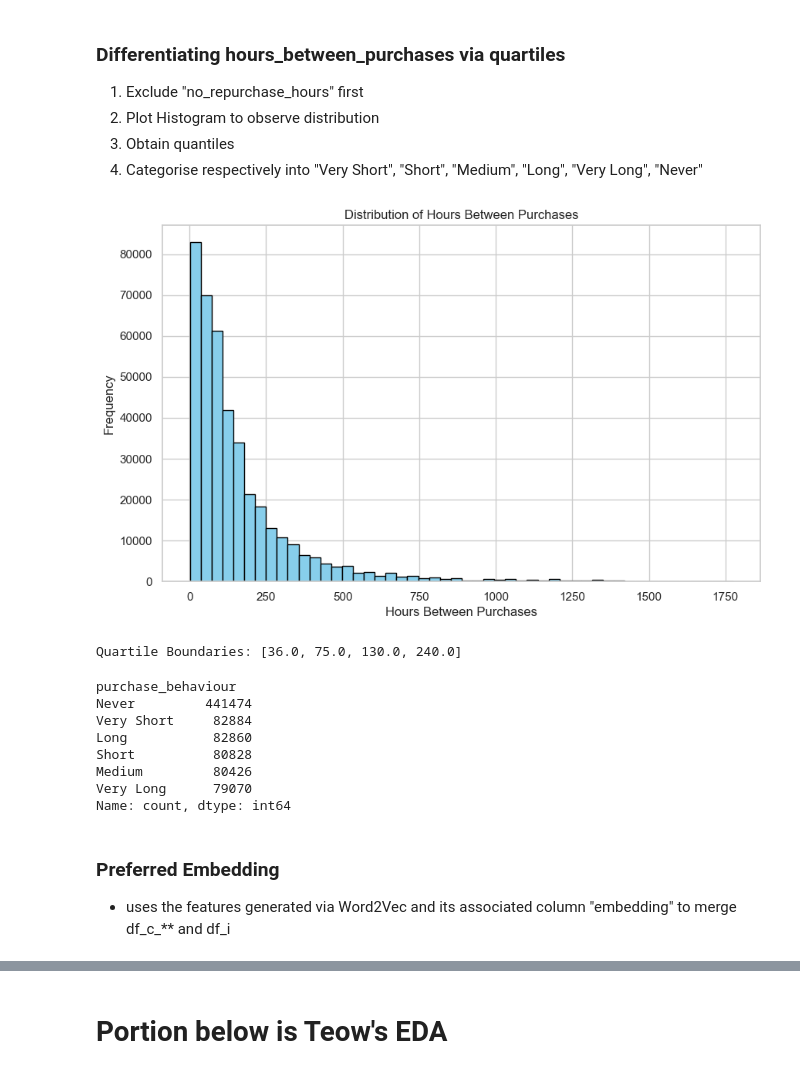
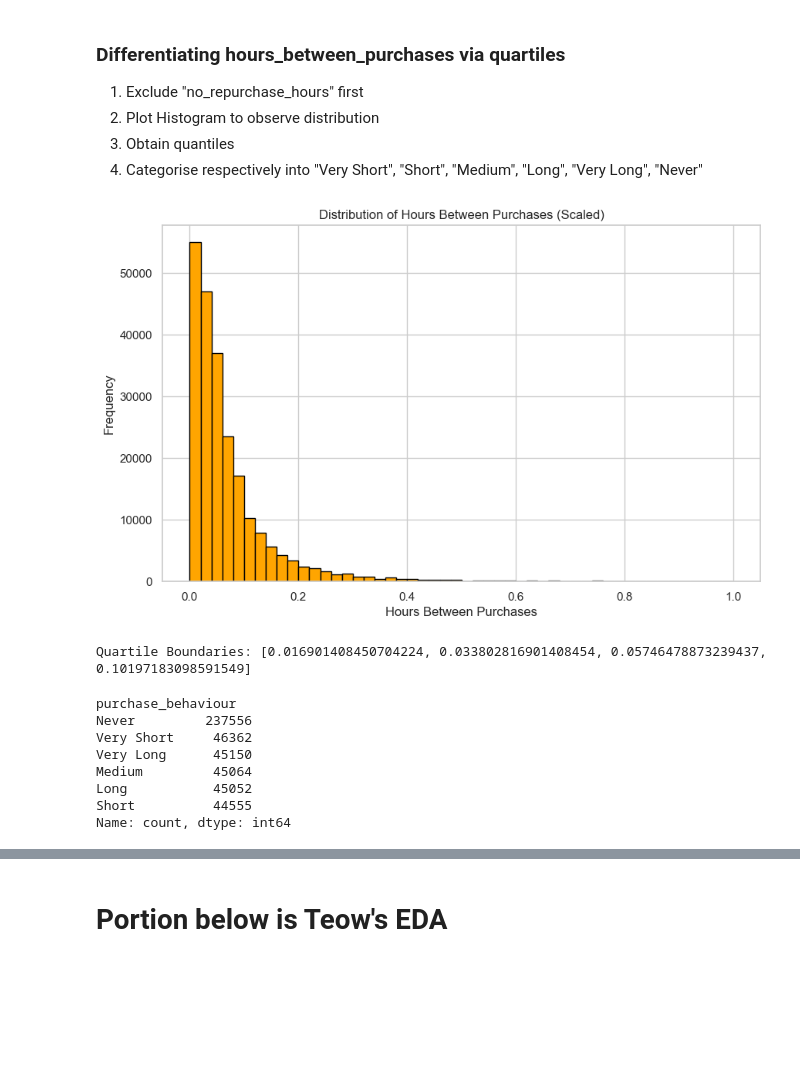
Before and after one commit to aldensiol/FashoReco, a Jupyter notebook: customer-segmentation.ipynb, the cells around one changed output, grey strips where cells are left out. Drawn from its saved outputs; the diff is of its cells as text; code cells hidden in the pictures; blank space fills up the shorter version.

```diff
--- a/customer-segmentation.ipynb
+++ b/customer-segmentation.ipynb
@@ -72,61 +80,68 @@ Name: count, Length: 384, dtype: int64
 2. Plot Histogram to observe distribution
 3. Obtain quantiles
 4. Categorise respectively into "Very Short", "Short", "Medium", "Long", "Very Long", "Never"
+# %%
+from sklearn.preprocessing import MinMaxScaler
+
+# exclude "Never", in context of not repurchasing
+df_for_scaling = df_c_train_fe[df_c_train_fe['hours_between_purchases'] != 8760.0].copy()
+
+# Min-Max Scale to preserve the shape of the dataset's distribution but does not reduce the importance of outliers.
+scaler = MinMaxScaler()
+df_for_scaling['hours_between_purchases_scaled'] = scaler.fit_transform(df_for_scaling[['hours_between_purchases']])
+
+# merge the scaled values back into the original DataFrame
+df_c_train_fe = df_c_train_fe.merge(df_for_scaling[['hours_between_purchases_scaled']], left_index=True, right_index=True, how='left')
 # %%
-# Exclude "Never"
-df_filtered = df_c_train_fe[df_c_train_fe['hours_between_purchases'] != 8760.0]
-
+# plot histogram to see distribution
 sns.set(style="whitegrid")
 
 # Plotting the histogram
 plt.figure(figsize=(10, 6))
-plt.hist(df_filtered['hours_between_purchases'], bins=50, color='skyblue', edgecolor='black')
+plt.hist(df_for_scaling['hours_between_purchases_scaled'], bins=50, color='orange', edgecolor='black')
 
-plt.title('Distribution of Hours Between Purchases')
+plt.title('Distribution of Hours Between Purchases (Scaled)')
 plt.xlabel('Hours Between Purchases')
 plt.ylabel('Frequency')
 
-# Show the plot
 plt.show()
 # %% [output]
-[figure, old version]
+[figure, new version]
 # %%
 # Calculate 5 Quantiles (20th, 40th, 60th, 80th percentiles)
-quantiles = df_filtered['hours_between_purchases'].quantile([0.2, 0.4, 0.6, 0.8]).to_list()
+quantiles = df_for_scaling['hours_between_purchases_scaled'].quantile([0.2, 0.4, 0.6, 0.8]).to_list()
 
 # Print the calculated boundaries
 print(f"Quartile Boundaries: {quantiles}")
 # %% [output]
-Quartile Boundaries: [36.0, 75.0, 130.0, 240.0]
+Quartile Boundaries: [0.016901408450704224, 0.033802816901408454, 0.05746478873239437, 0.10197183098591549]
 # %%
 # converts numerical hours to categories
-def categorise_hours(hours):
-    if hours == 8760.0:
+def categorise_hours(scaled_hours):
+    if pd.isna(scaled_hours):  # This will catch the 8760 values which are NaN in 'hours_between_purchases_scaled'
         return "Never"
-    elif hours <= quantiles[0]:
+    elif scaled_hours <= quantiles[0]:
         return "Very Short"
-    elif hours <= quantiles[1]:
+    elif scaled_hours <= quantiles[1]:
         return "Short"
-    elif hours <= quantiles[2]:
+    elif scaled_hours <= quantiles[2]:
         return "Medium"
-    elif hours <= quantiles[3]:
+    elif scaled_hours <= quantiles[3]:
         return "Long"
+
     return "Very Long"
 
 # apply categorization
-df_c_train_fe['purchase_behaviour'] = df_c_train_fe['hours_between_purchases'].apply(categorise_hours)
+df_c_train_fe['purchase_behaviour'] = df_c_train_fe['hours_between_purchases_scaled'].apply(categorise_hours)
 
 # check the distribution of categories
 print(df_c_train_fe['purchase_behaviour'].value_counts())
 # %% [output]
 purchase_behaviour
-Never         441474
-Very Short     82884
-Long           82860
-Short          80828
-Medium         80426
-Very Long      79070
+Never         237556
+Very Short     46362
+Very Long      45150
+Medium         45064
+Long           45052
+Short          44555
 Name: count, dtype: int64
-# %% [markdown]
-### Preferred Embedding
-- uses the features generated via Word2Vec and its associated column "embedding" to merge df_c_** and df_i
```
Also changed, not shown: parts of 19 cells of this notebook, 1 other file.
